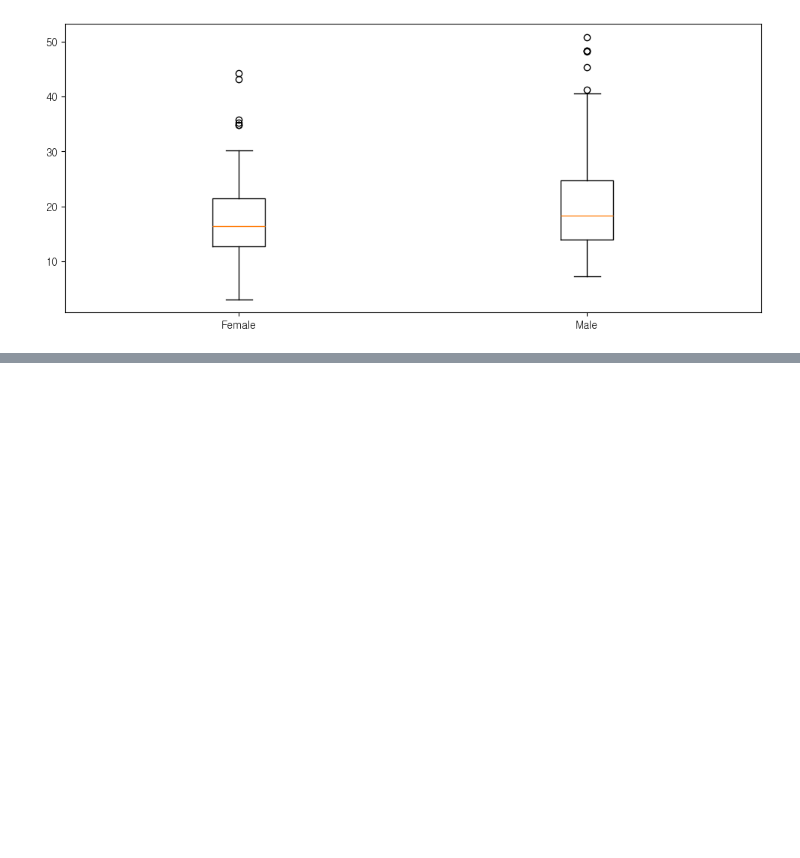
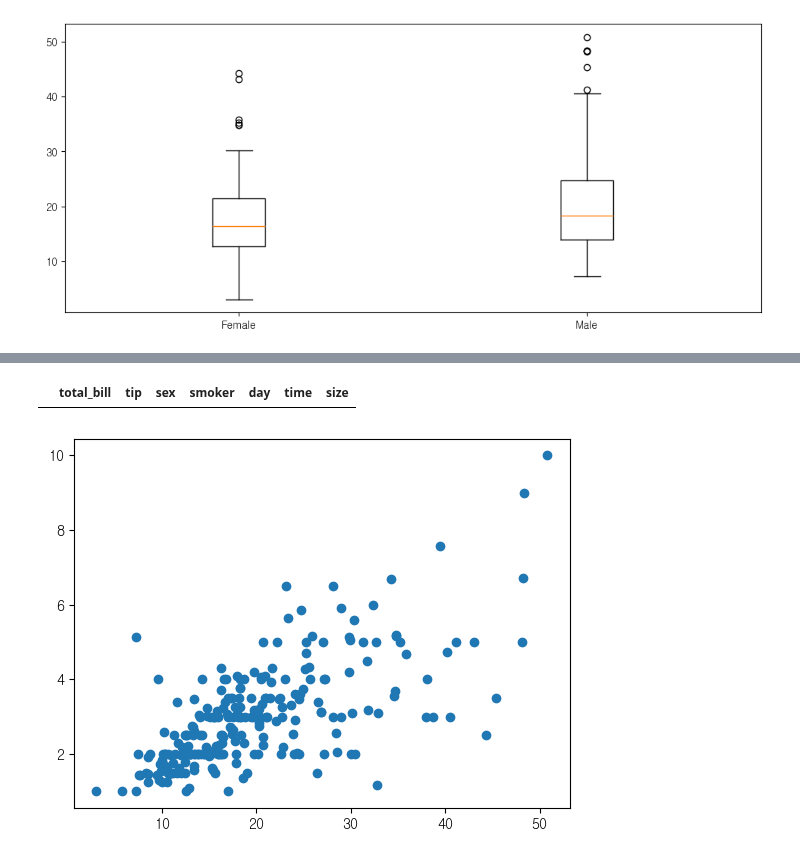
Before and after one commit to yleessam/hipython_rep, a Jupyter notebook: 17.시각화.ipynb, the cells around one changed output, grey strips where cells are left out. Drawn from its saved outputs; the diff is of its cells as text; code cells hidden in the pictures; blank space fills up the shorter version.

```diff
--- a/17.시각화.ipynb
+++ b/17.시각화.ipynb
@@ -245,2 +268,14 @@ plt.show()
+# %%
+tips_df[(tips_df['day'] == 'Sat') & (tips_df['time'] == 'Lunch')]
+# %% [output]
+|  | total_bill | tip | sex | smoker | day | time | size |
 # %%
 # scatter, 산점도
+fig = plt.figure()
+axes = fig.add_subplot(1,1,1)  #total_bill
+axes.scatter(
+  tips_df['total_bill'], tips_df['tip']
+  )
+plt.show()
+# %% [output]
+[figure, added]
```
Also changed, not shown: parts of 3 cells of this notebook.
